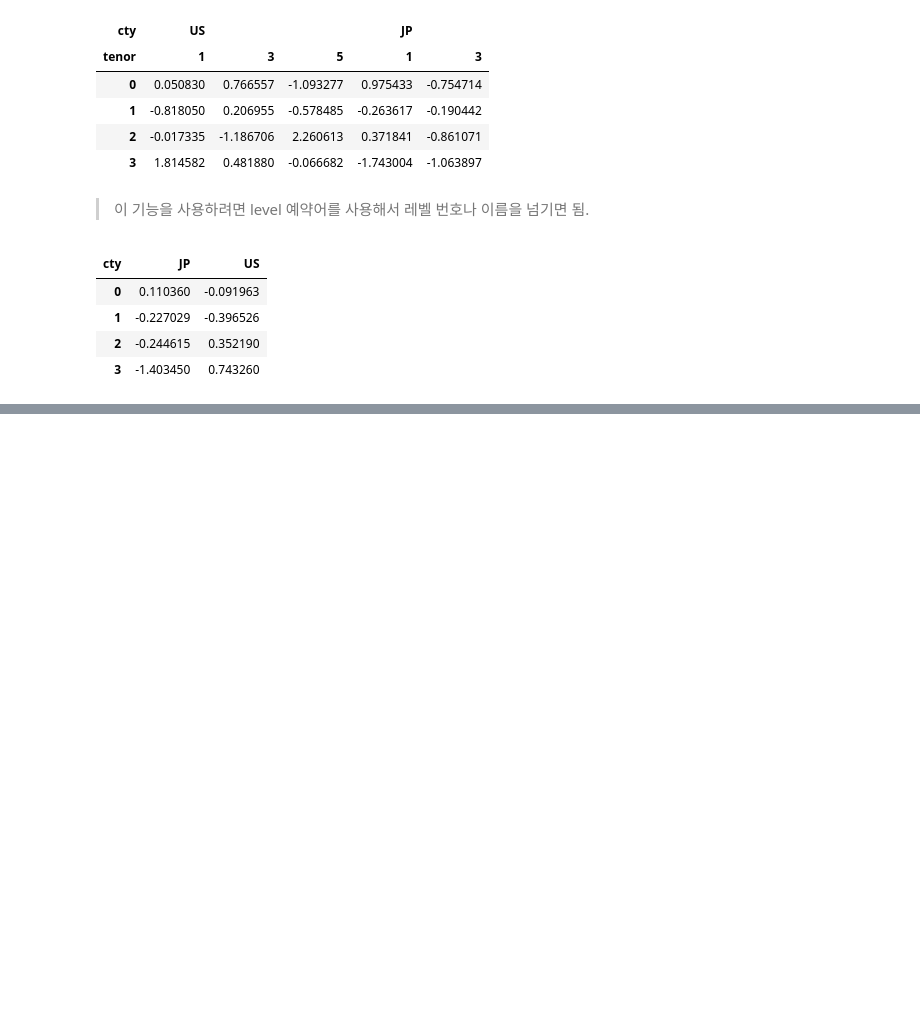
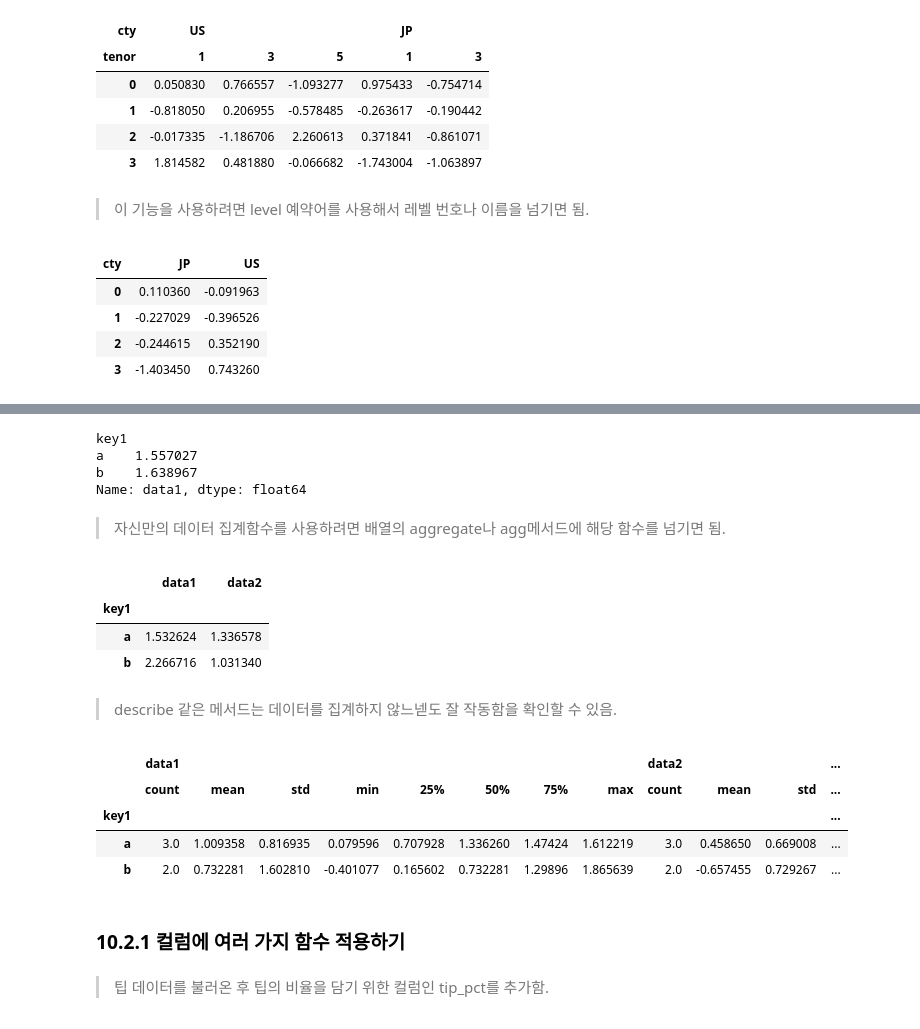
Before and after one commit to gusdn5656/python-basic, a Jupyter notebook: Python for Data Analysis/Chapter 10 데이터 집게와 그룹 연산.ipynb, the cells around one changed output, grey strips where cells are left out. Drawn from its saved outputs; the diff is of its cells as text; code cells hidden in the pictures; blank space fills up the shorter version.

```diff
--- a/Python for Data Analysis/Chapter 10 데이터 집게와 그룹 연산.ipynb
+++ b/Python for Data Analysis/Chapter 10 데이터 집게와 그룹 연산.ipynb
@@ -373,0 +410,34 @@ hier_df.groupby(level = 'cty', axis = 1).mean()
+# %%
+grouped = df.groupby('key1')
+grouped['data1'].quantile(0.9)
+# %% [output]
+key1
+a    1.557027
+b    1.638967
+Name: data1, dtype: float64
+# %% [markdown]
+> 자신만의 데이터 집계함수를 사용하려면 배열의 aggregate나 agg메서드에 해당 함수를 넘기면 됨.
+# %%
+def peak_to_peak(arr) :
+    return arr.max() - arr.min()
+
+grouped.agg(peak_to_peak)
+# %% [output]
+|  | data1 | data2 |
+| key1 |  |  |
+| a | 1.532624 | 1.336578 |
+| b | 2.266716 | 1.031340 |
+# %% [markdown]
+> describe 같은 메서드는 데이터를 집계하지 않느넫도 잘 작동함을 확인할 수 있음.
+# %%
+grouped.describe()
+# %% [output]
+|  | data1 |  |  |  |  |  |  |  | data2 |  |  | ... |
+|  | count | mean | std | min | 25% | 50% | 75% | max | count | mean | std | ... |
+| key1 |  |  |  |  |  |  |  |  |  |  |  | ... |
+| a | 3.0 | 1.009358 | 0.816935 | 0.079596 | 0.707928 | 1.336260 | 1.47424 | 1.612219 | 3.0 | 0.458650 | 0.669008 | ... |
+| b | 2.0 | 0.732281 | 1.602810 | -0.401077 | 0.165602 | 0.732281 | 1.29896 | 1.865639 | 2.0 | -0.657455 | 0.729267 | ... |
+# %% [markdown]
+### 10.2.1 컬럼에 여러 가지 함수 적용하기
+# %% [markdown]
+> 팁 데이터를 불러온 후 팁의 비율을 담기 위한 컬럼인 tip_pct를 추가함.
```
Also changed, not shown: parts of 26 cells of this notebook.
